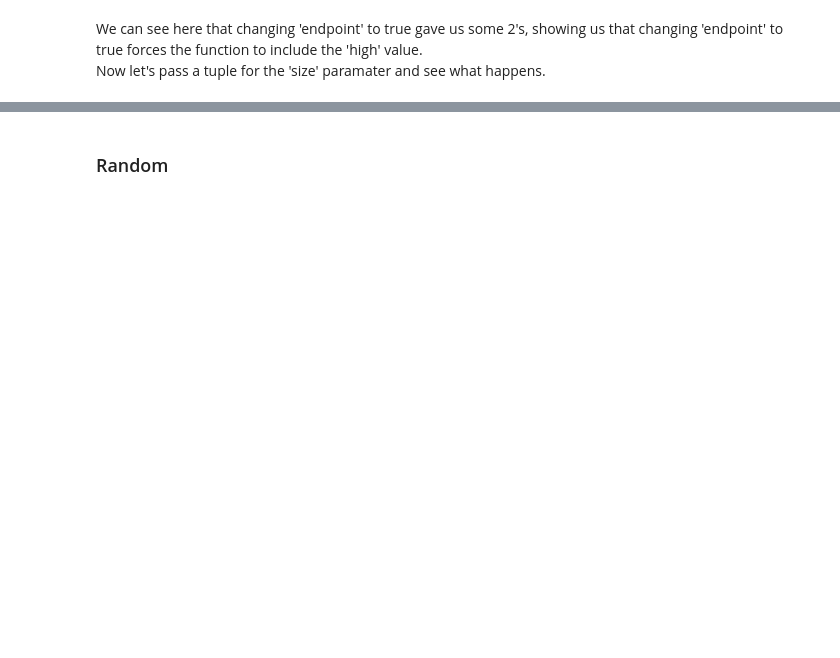
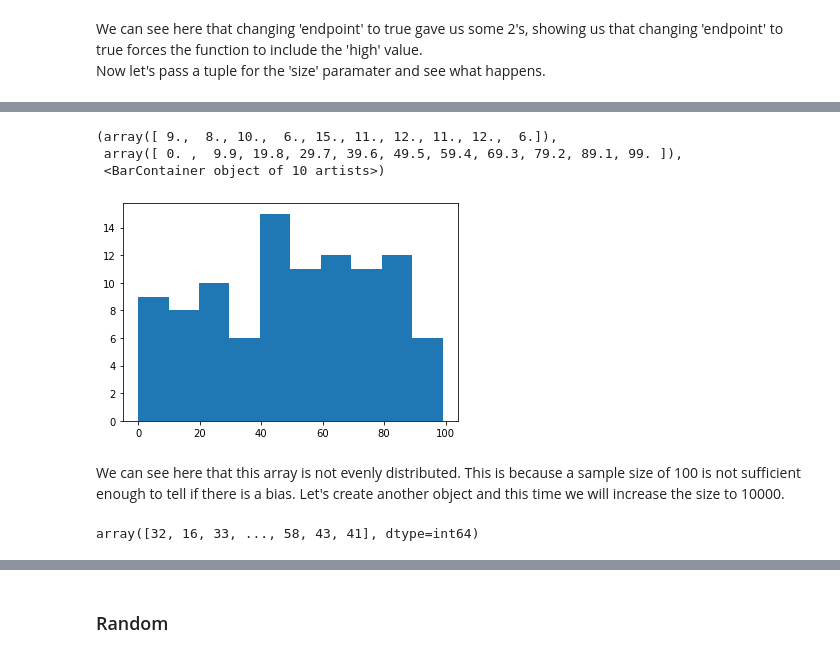
Before and after one commit to Cormac88/the-numpy.random-package, a Jupyter notebook: numpy.random.ipynb, the cells around one changed output, grey strips where cells are left out. Cells and saved outputs as stored; diff of their text form; code cells hidden in the pictures; blank space fills up the shorter version.

```diff
--- a/numpy.random.ipynb
+++ b/numpy.random.ipynb
@@ -290,0 +326,3 @@ array([[ 1,  8,  5,  9],
+# %%
+rints_3 = rng.integers(100, size = 100)
+rints_3
@@ -290,0 +337,14 @@ array([[ 1,  8,  5,  9],
+# %%
+plt.hist(rints_3)
+# %% [output]
+(array([ 9.,  8., 10.,  6., 15., 11., 12., 11., 12.,  6.]),
+ array([ 0. ,  9.9, 19.8, 29.7, 39.6, 49.5, 59.4, 69.3, 79.2, 89.1, 99. ]),
+ <BarContainer object of 10 artists>)
+[figure, added]
+# %% [markdown]
+We can see here that this array is not evenly distributed. This is because a sample size of 100 is not sufficient enough to tell if there is a bias. Let's create another object and this time we will increase the size to 10000.
+# %%
+rints_4 = rng.integers(100, size = 10000)
+rints_4
+# %% [output]
+array([32, 16, 33, ..., 58, 43, 41], dtype=int64)
```
Also changed, not shown: parts of 63 cells of this notebook.
